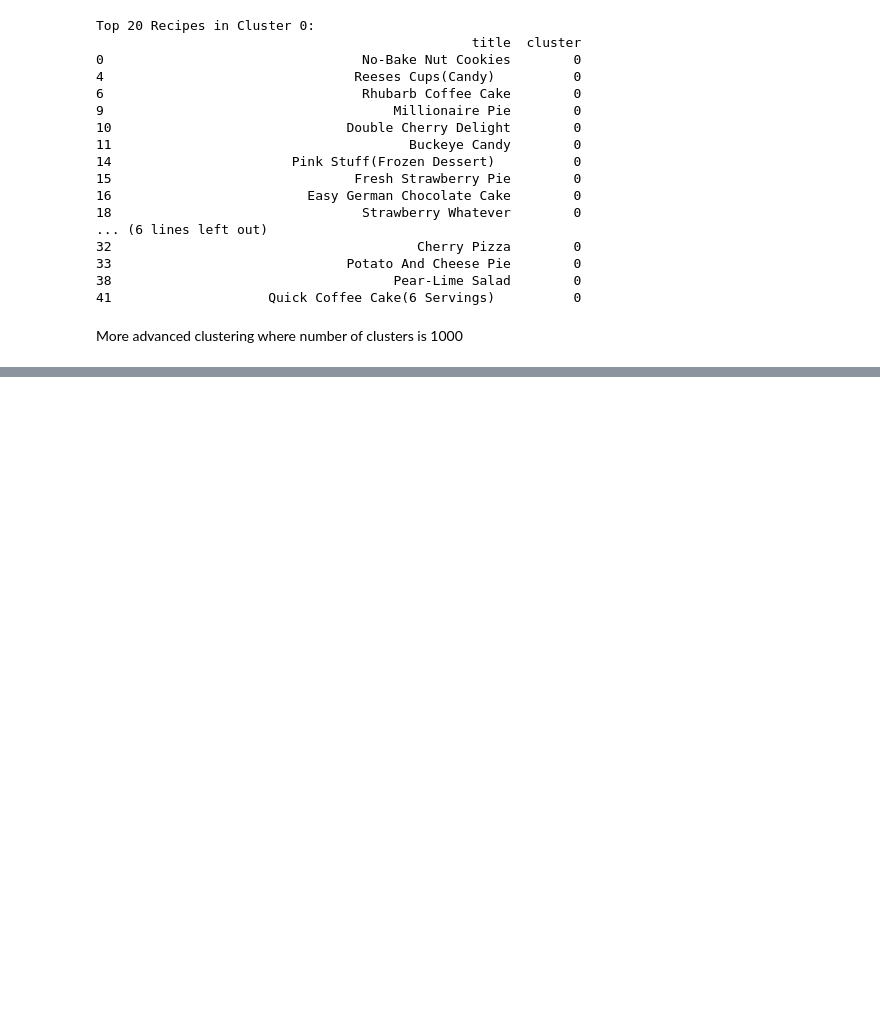
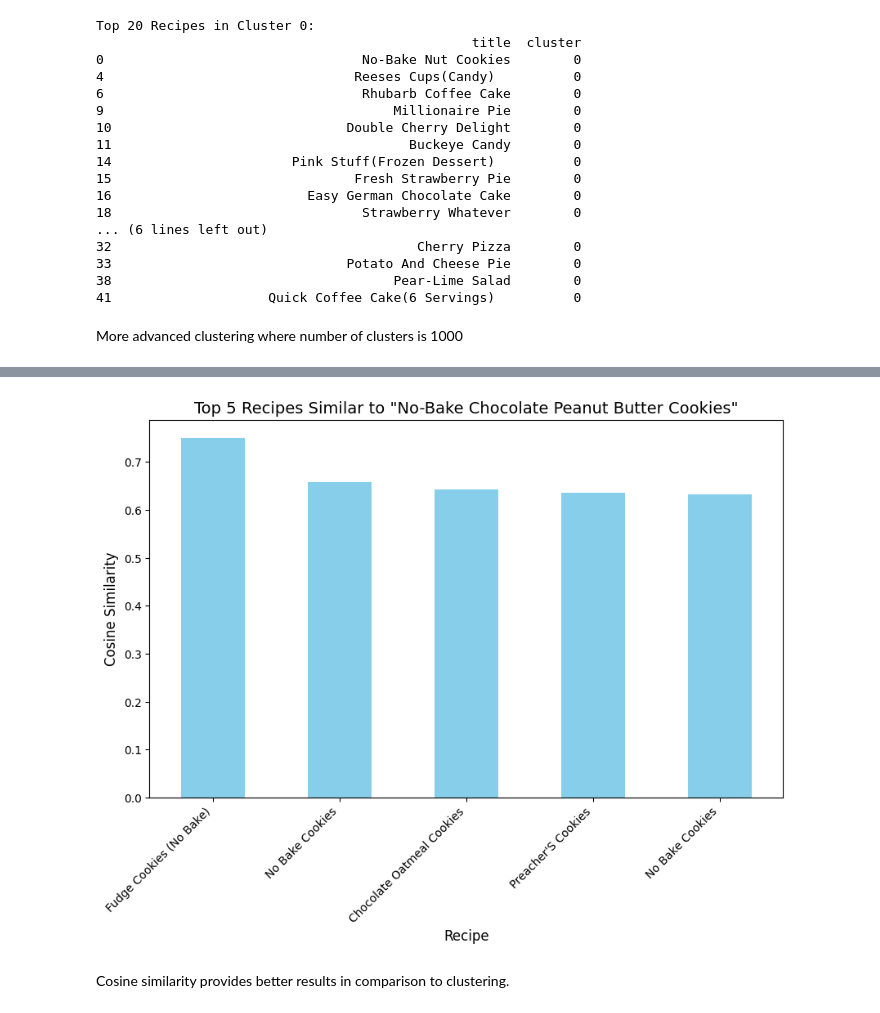
Before and after one commit to jakemikulin/DishcoverEd, a Jupyter notebook: backend/classification.ipynb, the cells around one changed output, grey strips where cells are left out. Cells and saved outputs as stored; diff of their text form; code cells hidden in the pictures; blank space fills up the shorter version.

Commit message:
Implement cosine similarity

```diff
--- a/backend/classification.ipynb
+++ b/backend/classification.ipynb
@@ -211,0 +249,10 @@ All Recipes in Cluster 252:
+# %%
+# Compute cosine similarity matrix from the TF-IDF features
+cosine_sim_matrix = cosine_similarity(tfidf_matrix)
+
+# Convert the similarity matrix to a DataFrame for better readability
+cosine_sim_df = pd.DataFrame(cosine_sim_matrix, index=df['title'], columns=df['title'])
+
+# Display the top-left corner of the similarity matrix
+print("\nTop-left corner of Cosine Similarity Matrix:")
+print(cosine_sim_df.iloc[:10, :10])
@@ -211,0 +299,29 @@ All Recipes in Cluster 252:
+# %%
+# Select a recipe title to find similar recipes
+selected_recipe = 'No-Bake Chocolate Peanut Butter Cookies'  # Replace with the title of a recipe from your dataset
+
+# Get similarity scores for the selected recipe
+similarity_scores = cosine_sim_df.loc[selected_recipe]
+
+# Sort recipes by similarity score (highest first)
+most_similar_recipes = similarity_scores.sort_values(ascending=False)
+
+# Get the top 5 most similar recipes (exclude the first one, which is the recipe itself)
+top_5_recipes = most_similar_recipes[1:6]
+
+# Plotting the results
+plt.figure(figsize=(10, 6))
+top_5_recipes.plot(kind='bar', color='skyblue')
+
+# Adding titles and labels
+plt.title(f'Top 5 Recipes Similar to "{selected_recipe}"', fontsize=14)
+plt.xlabel('Recipe', fontsize=12)
+plt.ylabel('Cosine Similarity', fontsize=12)
+
+# Display the plot
+plt.xticks(rotation=45, ha='right')  # Rotate recipe titles for better visibility
+plt.show()
+# %% [output]
+[figure, added]
+# %% [markdown]
+Cosine similarity provides better results in comparison to clustering.
```
Also changed, not shown: parts of 8 cells of this notebook.
